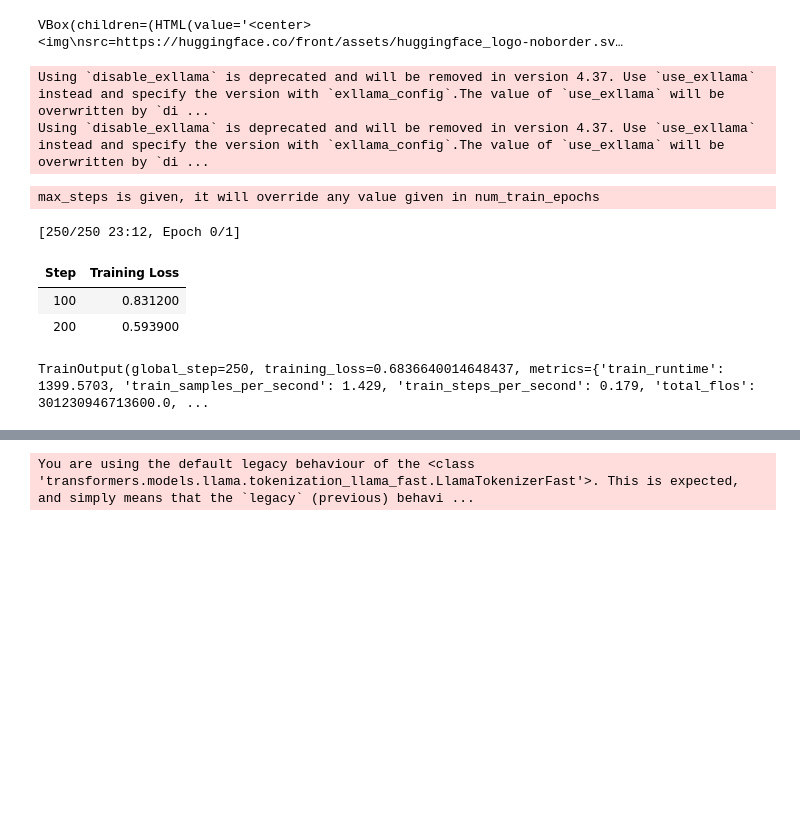
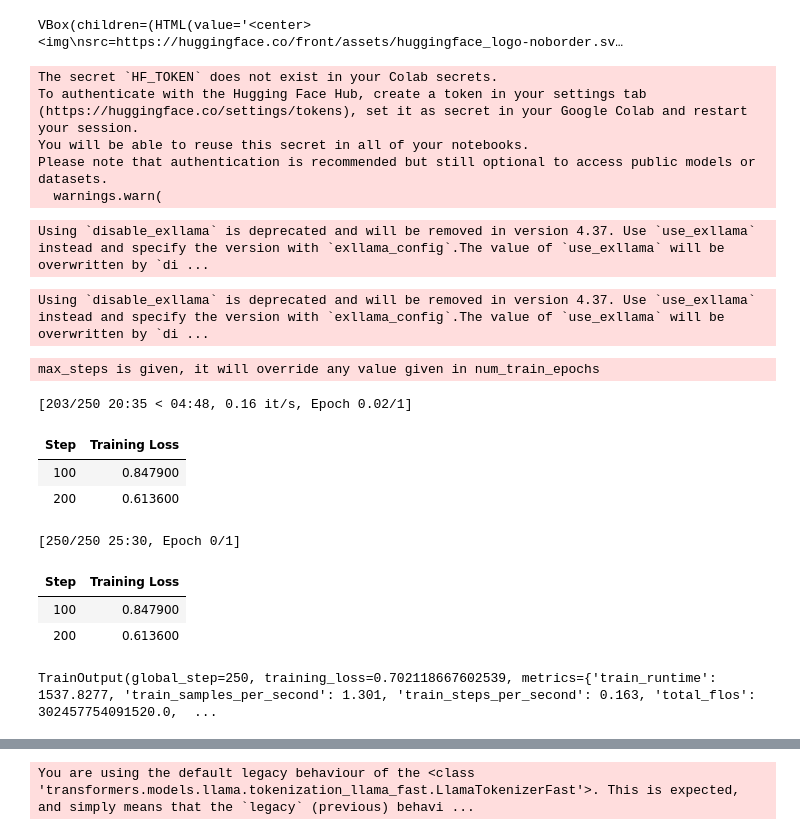
Before and after one commit to ntejha/NASA-Hackathon, a Jupyter notebook: Untitled10.ipynb, the cells around one changed output, grey strips where cells are left out. Saved outputs shown, nothing was run; the diff lists cells and outputs as text; code cells hidden in the pictures; blank space fills up the shorter version.

```diff
--- a/Untitled10.ipynb
+++ b/Untitled10.ipynb
@@ -57,7 +78,7 @@ from transformers import AutoModelForCausalLM, AutoTokenizer, GPTQConfig, Traini
 from trl import SFTTrainer
 
 # Load your geocoded disaster dataset
-data = pd.read_csv("/content/disaster.csv")
+data = pd.read_csv("/content/merged.csv")
 
 if all(col in data.columns for col in ["country", "iso3", "gwno", "year", "geo_id", "geolocation", "level", "adm1", "adm2", "adm3", "location", "historical", "hist_country", "disastertype", "disasterno", "latitude", "longitude"]):
     data["text"] = data[["country", "iso3", "gwno", "year", "geo_id", "geolocation", "level", "adm1", "adm2", "adm3", "location", "historical", "hist_country", "disastertype", "disasterno", "latitude", "longitude"]].apply(lambda x: "###Human: " + str(x) + " ###Assistant: ", axis=1)
@@ -110,37 +131,46 @@ training_arguments = TrainingArguments(
         output_dir="mistral-finetuned-disaster",
         per_device_train_batch_size=8,
         gradient_accumulation_steps=1,
         optim="paged_adamw_32bit",
         learning_rate=2e-4,
         lr_scheduler_type="cosine",
         save_strategy="epoch",
         logging_steps=100,
         num_train_epochs=1,
         max_steps=250,
         fp16=True,
         push_to_hub=True
 )
 
 # Define the SFTTrainer
 trainer = SFTTrainer(
         model=model,
         train_dataset=dataset,
         peft_config=peft_config,
         dataset_text_field="text",
         args=training_arguments,
         tokenizer=tokenizer,
         packing=False,
         max_seq_length=512
 )
 
 # Train the model
 trainer.train()
 # %% [output]
-Using `disable_exllama` is deprecated and will be removed in version 4.37. Use `use_exllama` instead and specify the version with `exllama_config`.The value of `use_exllama` will be overwritten by `di ...
-Using `disable_exllama` is deprecated and will be removed in version 4.37. Use `use_exllama` instead and specify the version with `exllama_config`.The value of `use_exllama` will be overwritten by `di ...
+The secret `HF_TOKEN` does not exist in your Colab secrets.
+To authenticate with the Hugging Face Hub, create a token in your settings tab (https://huggingface.co/settings/tokens), set it as secret in your Google Colab and restart your session.
+You will be able to reuse this secret in all of your notebooks.
+Please note that authentication is recommended but still optional to access public models or datasets.
+  warnings.warn(
-max_steps is given, it will override any value given in num_train_epochs
+Using `disable_exllama` is deprecated and will be removed in version 4.37. Use `use_exllama` instead and specify the version with `exllama_config`.The value of `use_exllama` will be overwritten by `di ...
-[250/250 23:12, Epoch 0/1]
+Using `disable_exllama` is deprecated and will be removed in version 4.37. Use `use_exllama` instead and specify the version with `exllama_config`.The value of `use_exllama` will be overwritten by `di ...
+max_steps is given, it will override any value given in num_train_epochs
+[203/250 20:35 < 04:48, 0.16 it/s, Epoch 0.02/1]
 | Step | Training Loss |
-| 100 | 0.831200 |
-| 200 | 0.593900 |
+| 100 | 0.847900 |
+| 200 | 0.613600 |
-TrainOutput(global_step=250, training_loss=0.6836640014648437, metrics={'train_runtime': 1399.5703, 'train_samples_per_second': 1.429, 'train_steps_per_second': 0.179, 'total_flos': 301230946713600.0, ...
+[250/250 25:30, Epoch 0/1]
+| Step | Training Loss |
+| 100 | 0.847900 |
+| 200 | 0.613600 |
+TrainOutput(global_step=250, training_loss=0.702118667602539, metrics={'train_runtime': 1537.8277, 'train_samples_per_second': 1.301, 'train_steps_per_second': 0.163, 'total_flos': 302457754091520.0,  ...
```
Also changed, not shown: parts of 7 cells of this notebook.
